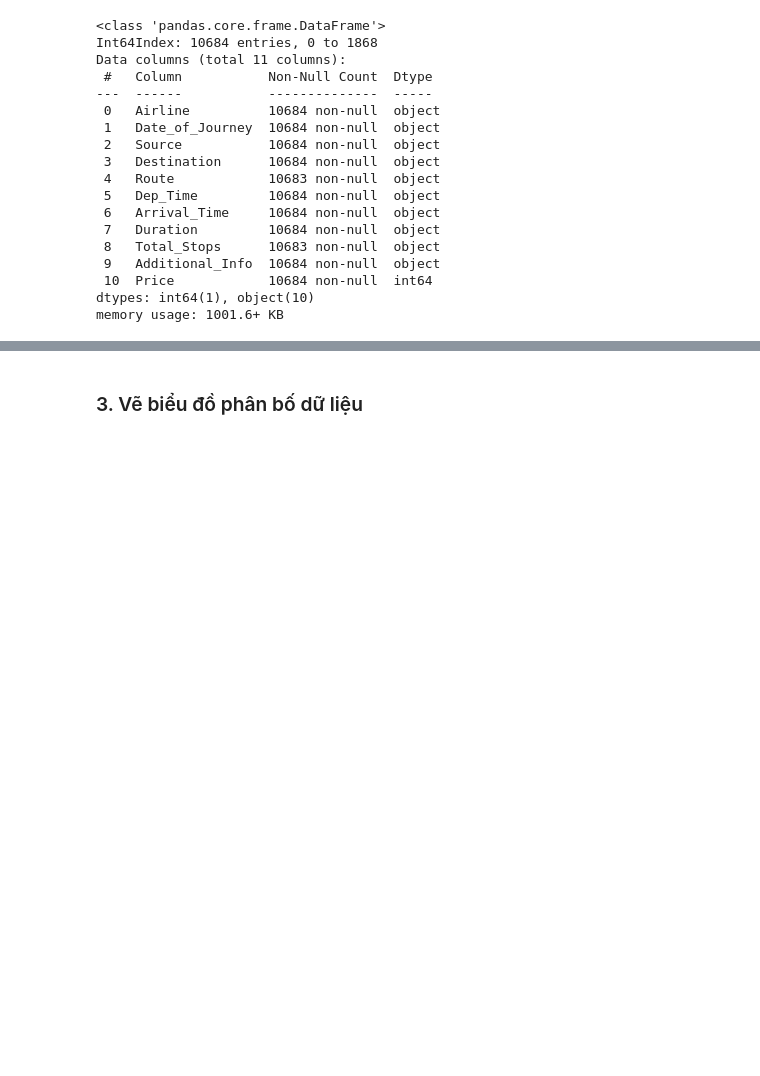
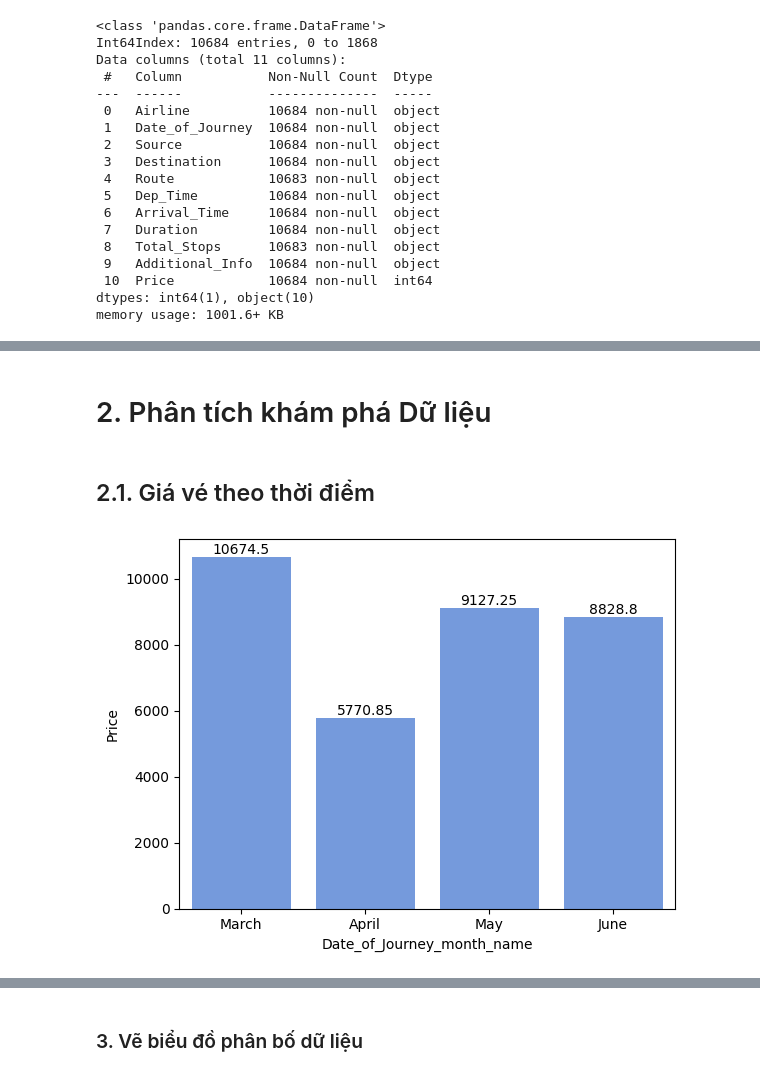
Before and after one commit to QuangHuy54/AppliedDataAnalysis_FinalProject, a Jupyter notebook: 20120497.ipynb, the cells around one changed output, grey strips where cells are left out. Cells and saved outputs as stored; diff of their text form; code cells hidden in the pictures; blank space fills up the shorter version.

Commit message:
Finish code for data preprocessing and EDA

```diff
--- a/20120497.ipynb
+++ b/20120497.ipynb
@@ -80,0 +217,9 @@ print("5. Số dòng trùng lặp dữ liệu là",count_duplicates)
+# %%
+df["Date_of_Journey"]=pd.to_datetime(df["Date_of_Journey"],format="%d/%m/%Y")
+df['Date_of_Journey_day']= df['Date_of_Journey'].dt.day
+df['Date_of_Journey_month_name']= df['Date_of_Journey'].dt.month_name()
+df['Date_of_Journey_month']= df['Date_of_Journey'].dt.month
+df['Date_of_Journey_year']= df['Date_of_Journey'].dt.year
+df['Date_of_Journey_weekday']= df['Date_of_Journey'].dt.day_name()
+df.drop('Date_of_Journey', axis=1, inplace=True)
+df.head()
@@ -80,0 +236,6 @@ print("5. Số dòng trùng lặp dữ liệu là",count_duplicates)
+# %%
+df["Dep_Time"]=pd.to_datetime(df["Dep_Time"],format="%H:%M")
+df["Dep_Time_hour"]=df["Dep_Time"].dt.hour
+df["Dep_Time_minute"]=df["Dep_Time"].dt.minute
+df.drop('Dep_Time', axis=1, inplace=True)
+df.head()
@@ -80,0 +251,15 @@ print("5. Số dòng trùng lặp dữ liệu là",count_duplicates)
+# %%
+def add_day_month(row): #Thêm ngày và tháng nếu như không có trong dòng
+  if len(row["Arrival_Time"])==5:
+    month_name=datetime.datetime.strptime(str(row["Date_of_Journey_month"]), "%m").strftime("%b")
+    return row["Arrival_Time"]+' '+str(row["Date_of_Journey_day"])+' '+month_name
+  return row["Arrival_Time"]
+
+df['Arrival_Time'] = df.apply(add_day_month, axis=1)
+df["Arrival_Time"]=pd.to_datetime(df["Arrival_Time"],format="%H:%M %d %b")
+df["Arrival_Time_hour"]=df["Arrival_Time"].dt.hour
+df["Arrival_Time_minute"]=df["Arrival_Time"].dt.minute
+df["Arrival_Time_day"]=df["Arrival_Time"].dt.day
+df["Arrival_Time_month"]=df["Arrival_Time"].dt.month
+df.drop('Arrival_Time', axis=1, inplace=True)
+df.head()
@@ -80,0 +280,3 @@ print("5. Số dòng trùng lặp dữ liệu là",count_duplicates)
+# %%
+df['Total_Stops']=df['Total_Stops'].apply(lambda x: int(x.replace('non','0')[0]))
+df.head()
@@ -80,0 +290,11 @@ print("5. Số dòng trùng lặp dữ liệu là",count_duplicates)
+# %% [markdown]
+# 2. Phân tích khám phá Dữ liệu
+# %% [markdown]
+## 2.1. Giá vé theo thời điểm
+# %%
+month_order = ['March','April','May','June']
+ax=sns.barplot(data=df, x="Date_of_Journey_month_name", y="Price",order=month_order,color="cornflowerblue",errorbar=None)
+ax.bar_label(ax.containers[0])
+plt.show()
+# %% [output]
+[figure, added]
```
Also changed, not shown: parts of 69 cells of this notebook.
